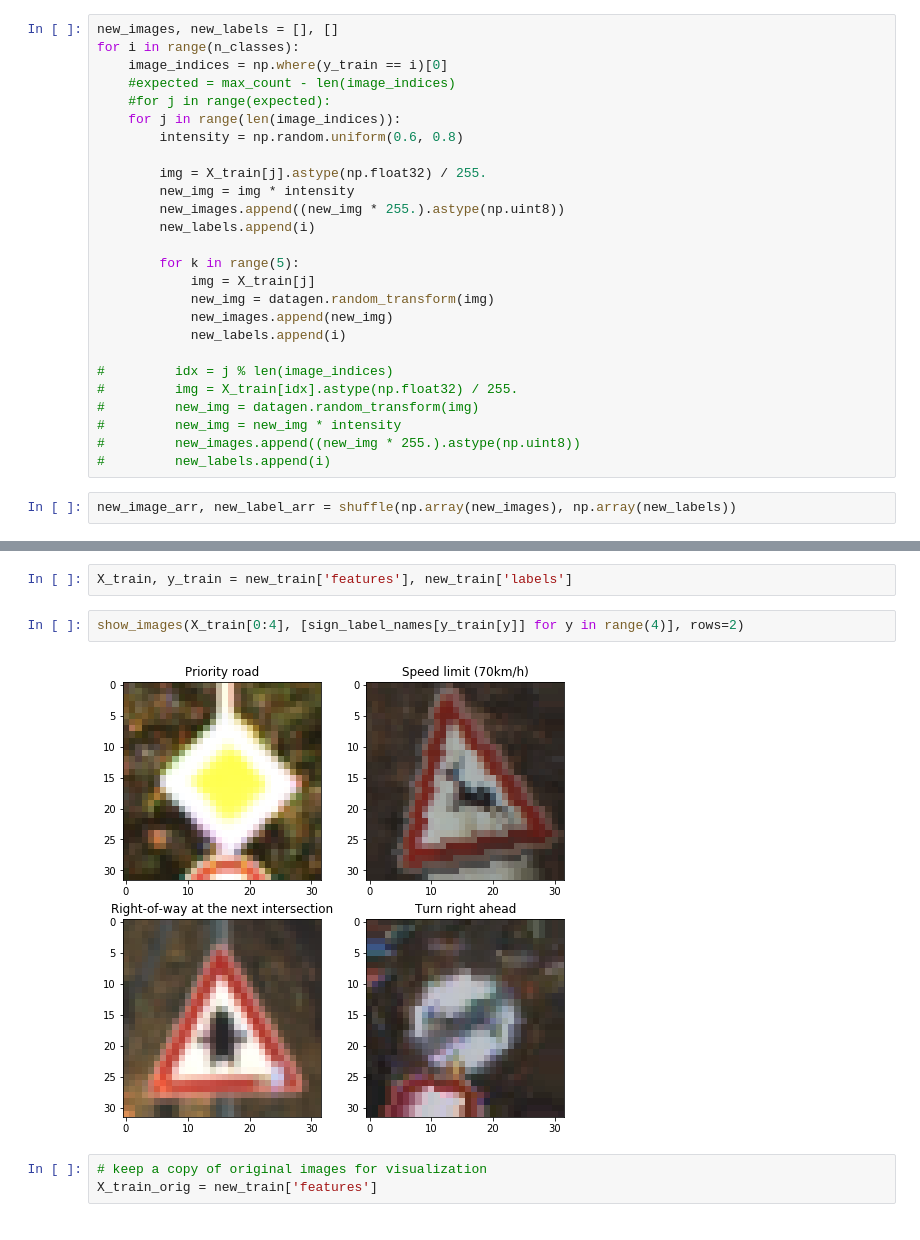
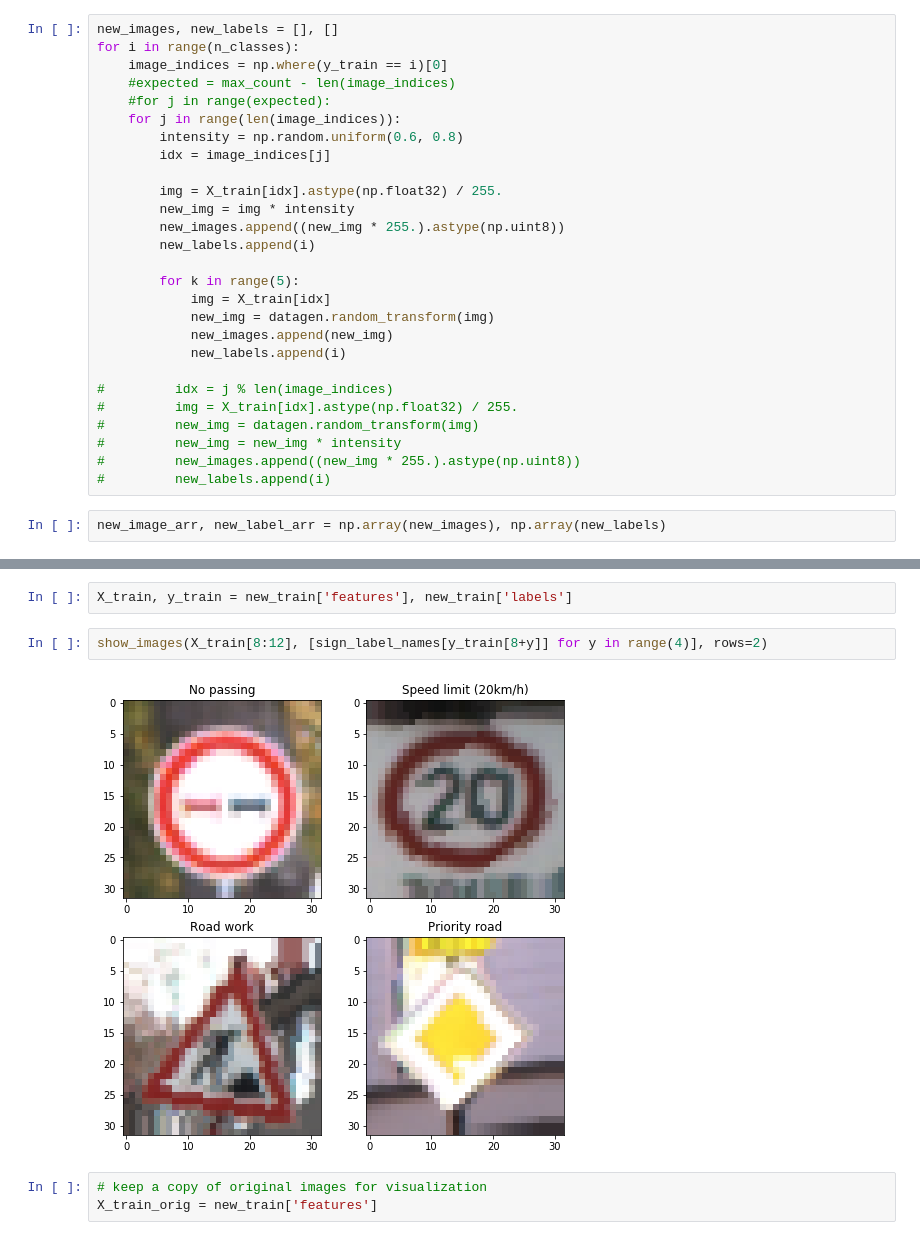
Before and after one commit to mehrshadshams/CarND-Traffic-Sign-Classifier-Project, a Jupyter notebook: Traffic_Sign_Classifier3.ipynb, the cells around one changed output, grey strips where cells are left out. Drawn from its saved outputs; the diff is of its cells as text.

```diff
--- a/Traffic_Sign_Classifier3.ipynb
+++ b/Traffic_Sign_Classifier3.ipynb
@@ -171,14 +184,15 @@ for i in range(n_classes):
     #for j in range(expected):
     for j in range(len(image_indices)):
         intensity = np.random.uniform(0.6, 0.8)
+        idx = image_indices[j]
 
-        img = X_train[j].astype(np.float32) / 255.
+        img = X_train[idx].astype(np.float32) / 255.
         new_img = img * intensity
         new_images.append((new_img * 255.).astype(np.uint8))
         new_labels.append(i)
 
         for k in range(5):
-            img = X_train[j]
+            img = X_train[idx]
             new_img = datagen.random_transform(img)
             new_images.append(new_img)
             new_labels.append(i)
@@ -190,7 +204,7 @@ for i in range(n_classes):
 #         new_images.append((new_img * 255.).astype(np.uint8))
 #         new_labels.append(i)
 # %%
-new_image_arr, new_label_arr = shuffle(np.array(new_images), np.array(new_labels))
+new_image_arr, new_label_arr = np.array(new_images), np.array(new_labels)
 # %%
 new_image_arr.shape, new_label_arr.shape
 # %% [output]
@@ -220,9 +234,9 @@ with open('new_train.p', mode='rb') as f:
 # %%
 X_train, y_train = new_train['features'], new_train['labels']
 # %%
-show_images(X_train[0:4], [sign_label_names[y_train[y]] for y in range(4)], rows=2)
+show_images(X_train[8:12], [sign_label_names[y_train[8+y]] for y in range(4)], rows=2)
 # %% [output]
-[figure, old version]
+[figure, new version]
 # %%
 # keep a copy of original images for visualization
 X_train_orig = new_train['features']
```
Also changed, not shown: parts of 8 cells of this notebook.
